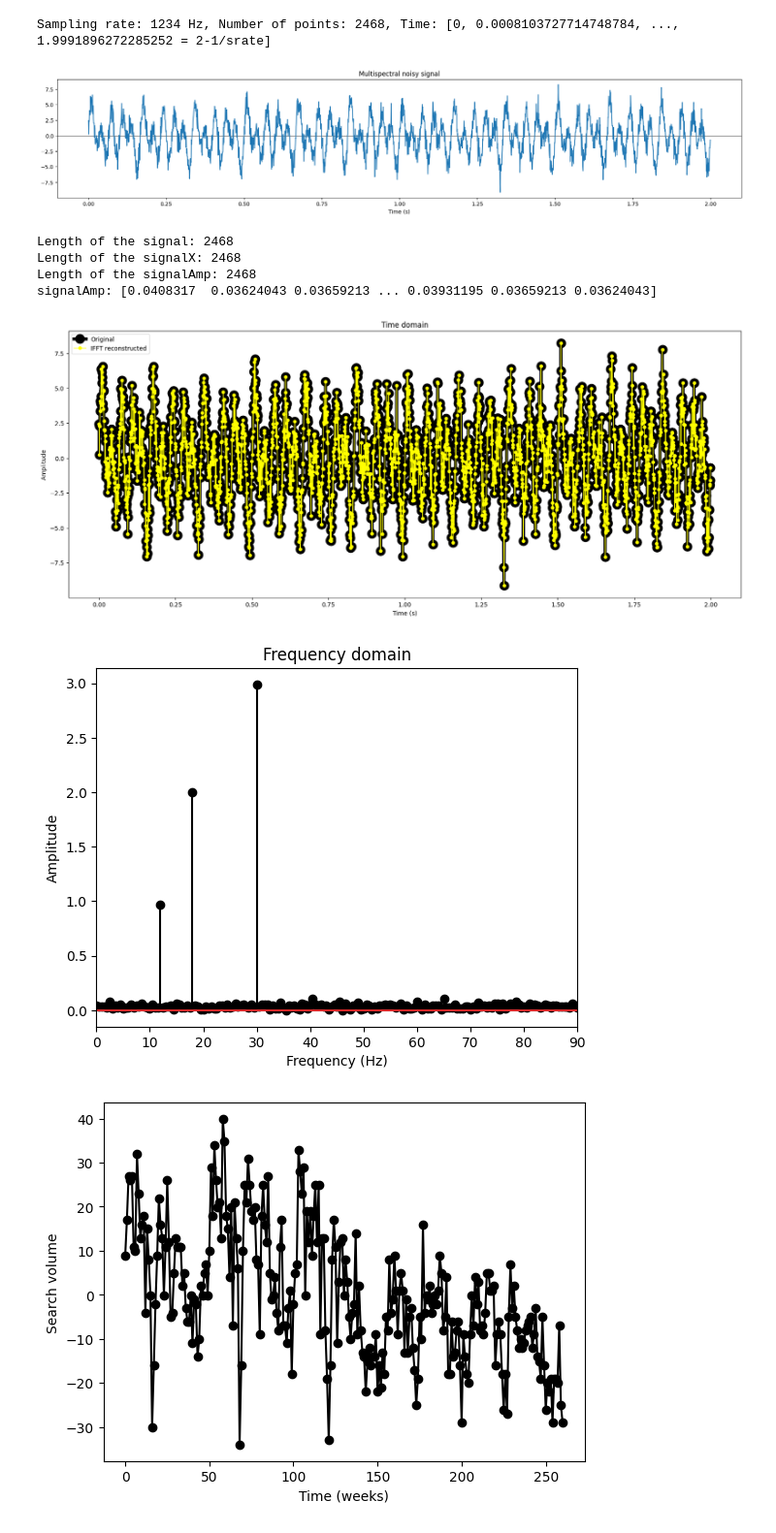
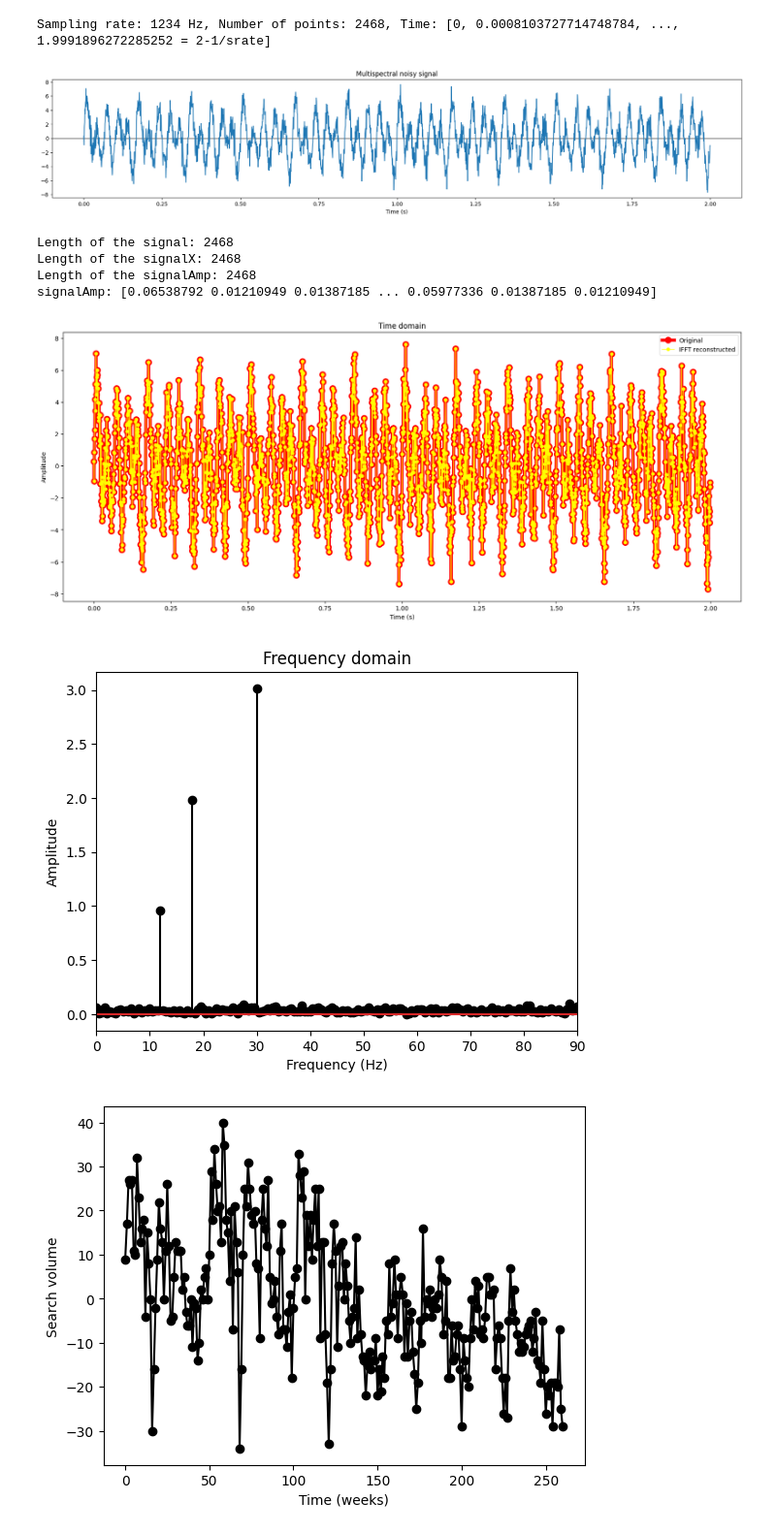
Before and after one commit to marzzelo/SignalProcessing, a Jupyter notebook: spectral/sigprocMXC_spectral.ipynb, the cells around one changed output. Shown at 97% size. Drawn from its saved outputs; the diff is of its cells as text; code cells hidden in the pictures.

```diff
--- a/spectral/sigprocMXC_spectral.ipynb
+++ b/spectral/sigprocMXC_spectral.ipynb
@@ -39,12 +40,13 @@ plt.figure(figsize=(23, 4))
 plt.axhline(0, color='black', lw=1)
 plt.title('Multispectral noisy signal')
 plt.xlabel('Time (s)')  # time vector is the normalized time points
-plt.plot(time, signal); plt.show()  # plot the signal versus the time vector
+plt.plot(time, signal)
+plt.show()  # plot the signal versus the time vector
 # %% [output]
-[figure, old version]
+[figure, new version]
 # %%
 # amplitude spectrum via Fourier transform
-signalX = scipy.fftpack.fft(signal)
+signalX = fft(signal)
 signalAmp = 2 * np.abs(signalX) / npnts
 print(f"Length of the signal: {len(signal)}")
 print(f"Length of the signalX: {len(signalX)}")
@@ -57,38 +59,38 @@ hz = np.linspace(0, srate / 2, int(np.floor(npnts / 2) + 1))
 Length of the signal: 2468
 Length of the signalX: 2468
 Length of the signalAmp: 2468
-signalAmp: [0.0408317  0.03624043 0.03659213 ... 0.03931195 0.03659213 0.03624043]
+signalAmp: [0.06538792 0.01210949 0.01387185 ... 0.05977336 0.01387185 0.01210949]
 # %%
 ## plots
 
 plt.figure(figsize=(20, 8))
-plt.plot(time, signal, "ko-", label="Original", linewidth=5, markersize=15)
+plt.plot(time, signal, "ro-", label="Original", linewidth=5, markersize=10)
 plt.plot(
     time,
-    np.real(scipy.fftpack.ifft(signalX)),
+    np.real(ifft(signalX)),
     "o-",
     label="IFFT reconstructed",
     linewidth=1,
     markersize=5,
     alpha=1,
     color="yellow",
 )
 
 plt.xlabel("Time (s)")
 plt.ylabel("Amplitude")
 plt.title("Time domain")
 plt.legend()
 plt.show()
 
-plt.stem(hz, signalAmp[0 : len(hz)], "k")
+plt.stem(hz, signalAmp[0: len(hz)], "k")
 plt.xlim([0, np.max(frex) * 3])
 plt.xlabel("Frequency (Hz)")
 plt.ylabel("Amplitude")
 plt.title("Frequency domain")
 plt.show()
 # %% [output]
-[figure, old version]
+[figure, new version]
-[figure, old version]
+[figure, new version]
 # %%
 ## example with real data
 
```
Also changed, not shown: parts of 8 cells of this notebook.
